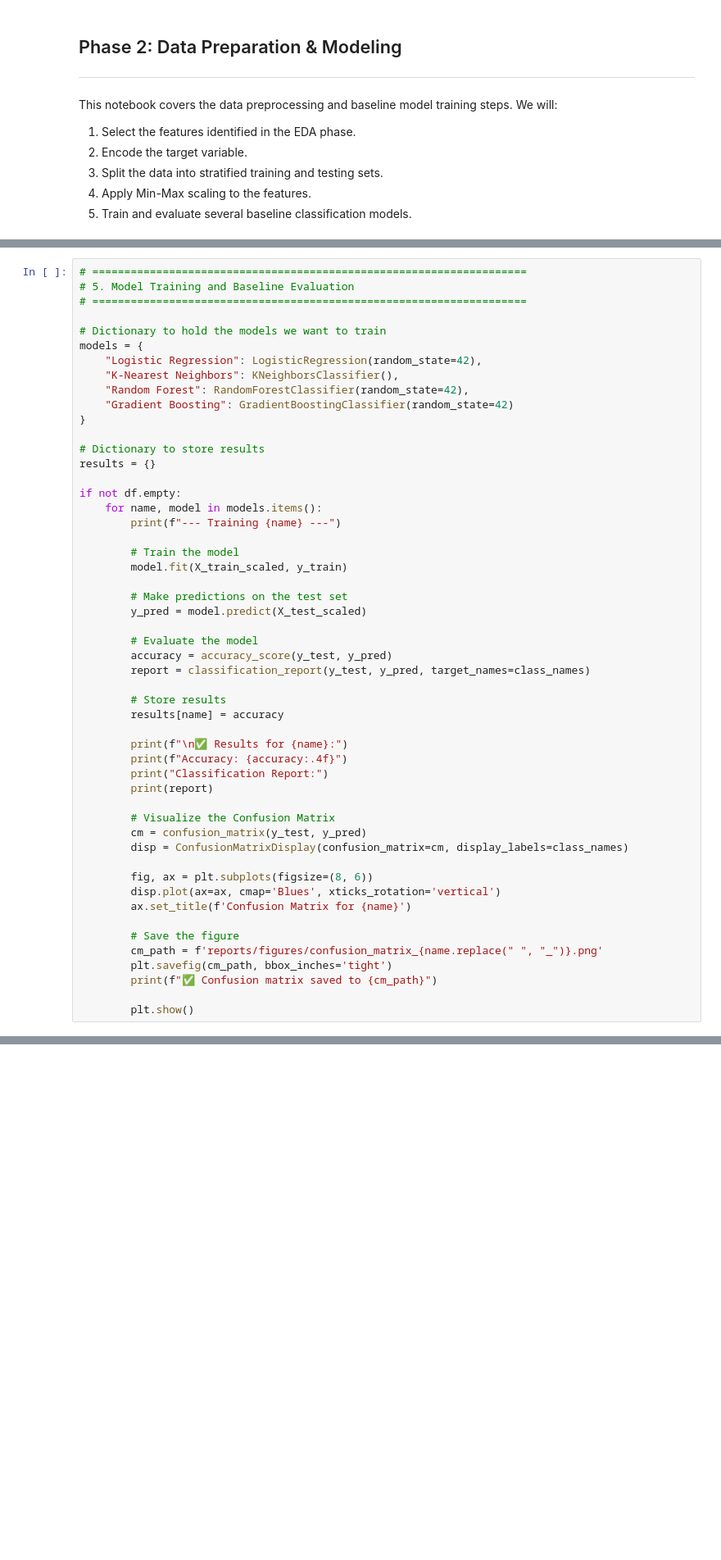
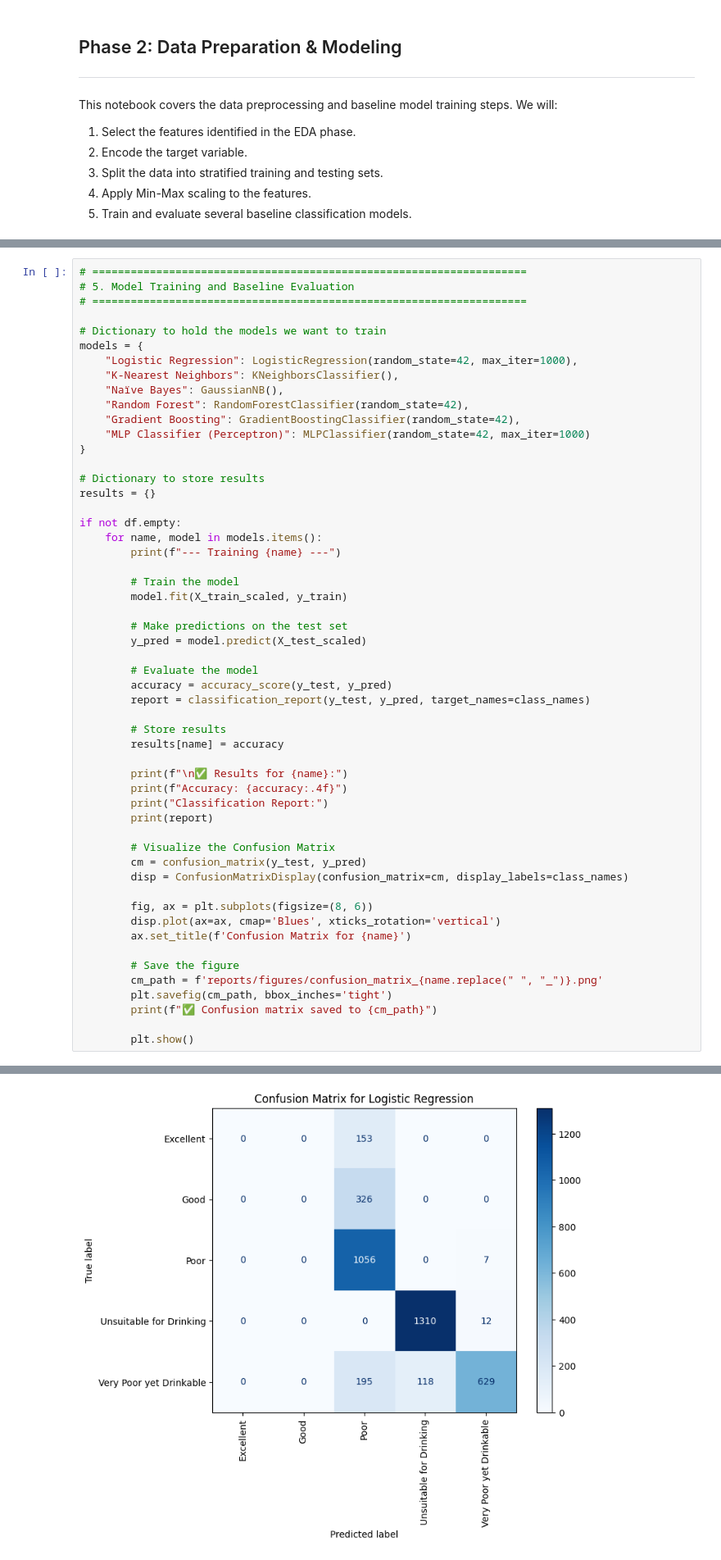
Before and after one commit to Fernado03/water_quality_classification, a Jupyter notebook: notebooks/02_model_training_and_evaluation.ipynb, the cells around one changed output, grey strips where cells are left out. Shown at 82% size. Cells and saved outputs as stored; diff of their text form; blank space fills up the shorter version.

```diff
--- a/notebooks/02_model_training_and_evaluation.ipynb
+++ b/notebooks/02_model_training_and_evaluation.ipynb
@@ -106,10 +139,12 @@ if not df.empty:
 
 # Dictionary to hold the models we want to train
 models = {
-    "Logistic Regression": LogisticRegression(random_state=42),
+    "Logistic Regression": LogisticRegression(random_state=42, max_iter=1000),
     "K-Nearest Neighbors": KNeighborsClassifier(),
+    "Naïve Bayes": GaussianNB(),
     "Random Forest": RandomForestClassifier(random_state=42),
-    "Gradient Boosting": GradientBoostingClassifier(random_state=42)
+    "Gradient Boosting": GradientBoostingClassifier(random_state=42),
+    "MLP Classifier (Perceptron)": MLPClassifier(random_state=42, max_iter=1000)
 }
 
 # Dictionary to store results
@@ -151,3 +186,4 @@ if not df.empty:
         print(f"✅ Confusion matrix saved to {cm_path}")
 
         plt.show()
+# %% [output]
@@ -153,0 +208 @@ if not df.empty:
+[figure, added]
```
Also changed, not shown: parts of 10 cells of this notebook, 7 other files.
